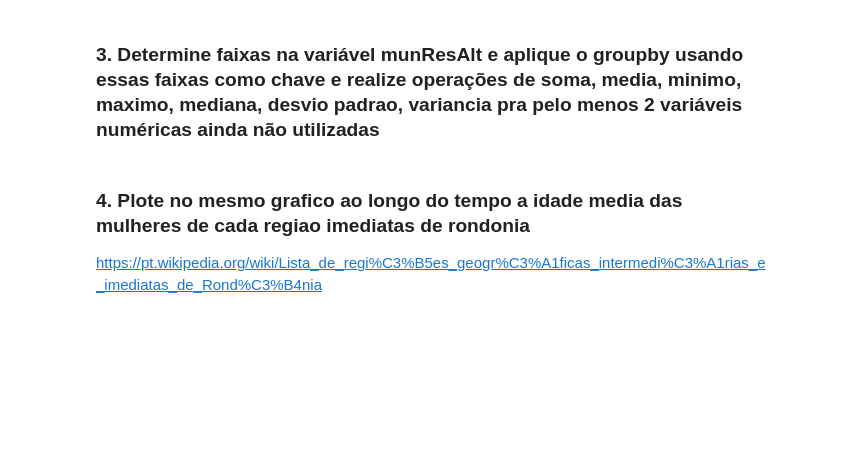
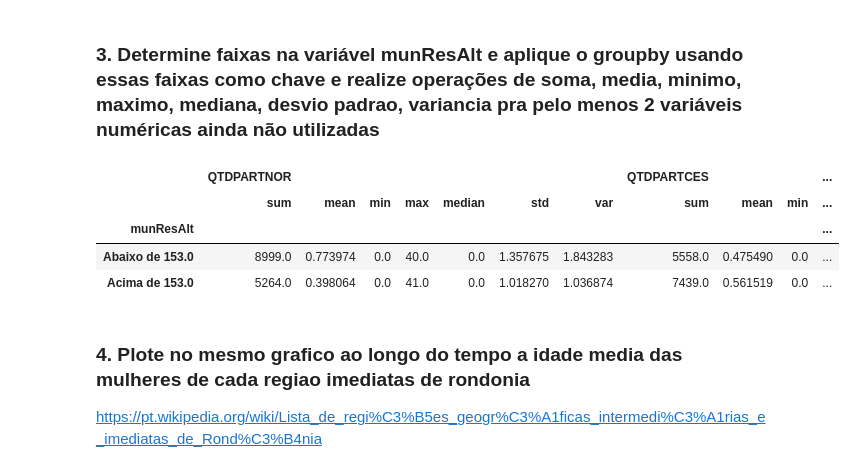
Before and after one commit to thomasgcosta/datascience-ebac, a Jupyter notebook: Tarefas/Mod9Tarefa2.ipynb, the cells around one changed output. Cells and saved outputs as stored; diff of their text form; code cells hidden in the pictures; blank space fills up the shorter version.

```diff
--- a/Tarefas/Mod9Tarefa2.ipynb
+++ b/Tarefas/Mod9Tarefa2.ipynb
@@ -56,5 +67,16 @@ ValueError: Bin labels must be one fewer than the number of bin edges
 # %% [markdown]
 ### 3. Determine faixas na variável munResAlt e aplique o groupby usando essas faixas como chave e realize operações de soma, media, minimo, maximo, mediana, desvio padrao, variancia pra pelo menos 2 variáveis numéricas ainda não utilizadas
+# %%
+mediana = sinasc_raw["munResAlt"].median()
+bins = [sinasc_raw['munResAlt'].min(),mediana,sinasc_raw['munResAlt'].max()]
+mun_res_alt = pd.cut(sinasc_raw['munResAlt'], bins=bins, labels=[f'Abaixo de {mediana}', f'Acima de {mediana}'])
+sinasc_raw.groupby(mun_res_alt)[['QTDPARTNOR','QTDPARTCES']].agg(['sum','mean','min','max','median','std','var'])
+# %% [output]
+|  | QTDPARTNOR |  |  |  |  |  |  | QTDPARTCES |  |  | ... |
+|  | sum | mean | min | max | median | std | var | sum | mean | min | ... |
+| munResAlt |  |  |  |  |  |  |  |  |  |  | ... |
+| Abaixo de 153.0 | 8999.0 | 0.773974 | 0.0 | 40.0 | 0.0 | 1.357675 | 1.843283 | 5558.0 | 0.475490 | 0.0 | ... |
+| Acima de 153.0 | 5264.0 | 0.398064 | 0.0 | 41.0 | 0.0 | 1.018270 | 1.036874 | 7439.0 | 0.561519 | 0.0 | ... |
 # %% [markdown]
 ### 4. Plote no mesmo grafico ao longo do tempo a idade media das mulheres de cada regiao imediatas de rondonia
 https://pt.wikipedia.org/wiki/Lista_de_regi%C3%B5es_geogr%C3%A1ficas_intermedi%C3%A1rias_e_imediatas_de_Rond%C3%B4nia
```
Also changed, not shown: parts of 6 cells of this notebook, 1 other file.
